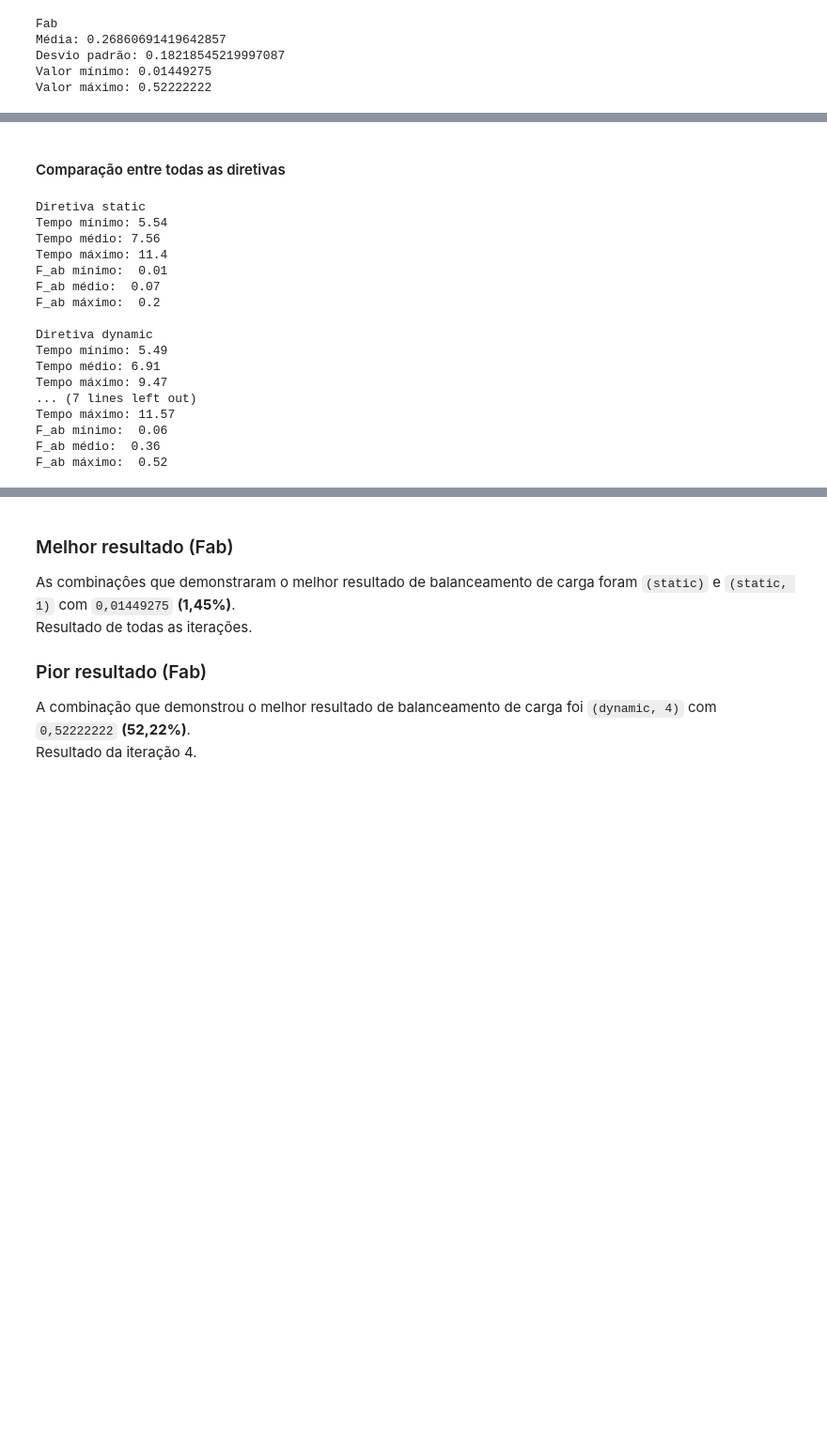
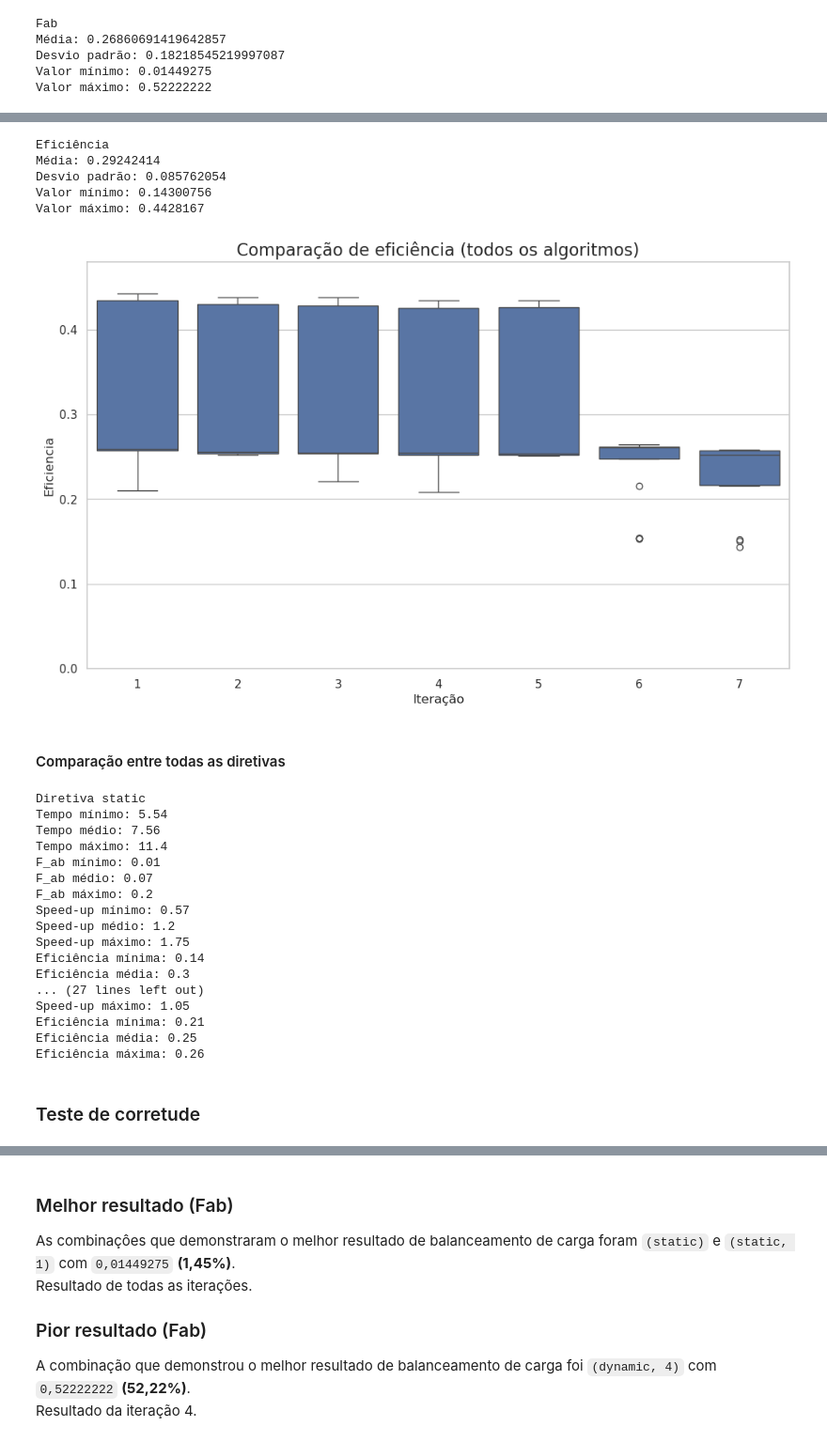
Before and after one commit to igorssant/UESC-codigos-pos-graduacao, a Jupyter notebook: processamento_paralelo/presentation/main.ipynb, the cells around one changed output, grey strips where cells are left out. Shown at 94% size. Drawn from its saved outputs; the diff is of its cells as text; code cells hidden in the pictures; blank space fills up the shorter version.

```diff
--- a/processamento_paralelo/presentation/main.ipynb
+++ b/processamento_paralelo/presentation/main.ipynb
@@ -3813,3 +3864,27 @@ Valor máximo: 0.52222222
+# %%
+print("Eficiência")
+print("Média:", Fab_df["eficiencia"].mean())
+print("Desvio padrão:", Fab_df["eficiencia"].std())
+print("Valor mínimo:", Fab_df["eficiencia"].min())
+print("Valor máximo:", Fab_df["eficiencia"].max())
+# %% [output]
+Eficiência
+Média: 0.29242414
+Desvio padrão: 0.085762054
+Valor mínimo: 0.14300756
+Valor máximo: 0.4428167
+# %%
+plt.figure(figsize=(12, 7))
+
+sns.boxplot(data=Fab_df, x="interacao", y="eficiencia")
+
+plt.title("Comparação de eficiência (todos os algoritmos)", fontsize=16)
+plt.xlabel("Iteração", fontsize=12)
+plt.ylabel("Eficiencia", fontsize=12)
+plt.ylim(0.0, 0.48)
+plt.show()
+# %% [output]
+[figure, added]
 # %% [markdown]
 #### Comparação entre todas as diretivas
 # %%
@@ -3818,24 +3893,32 @@ for strategy in Fab_df["nome_modo"].unique():
     print("Tempo mínimo:", np.round(Fab_df[Fab_df["nome_modo"] == strategy]["tempo"].min(), 2))
     print("Tempo médio:", np.round(Fab_df[Fab_df["nome_modo"] == strategy]["tempo"].mean(), 2))
     print("Tempo máximo:", np.round(Fab_df[Fab_df["nome_modo"] == strategy]["tempo"].max(), 2))
-    print("F_ab mínimo: ", np.round(Fab_df[Fab_df["nome_modo"] == strategy]["Fab"].min(), 2))
-    print("F_ab médio: ", np.round(Fab_df[Fab_df["nome_modo"] == strategy]["Fab"].mean(), 2))
-    print("F_ab máximo: ", np.round(Fab_df[Fab_df["nome_modo"] == strategy]["Fab"].max(), 2), end="\n\n")
+    print("F_ab mínimo:", np.round(Fab_df[Fab_df["nome_modo"] == strategy]["Fab"].min(), 2))
+    print("F_ab médio:", np.round(Fab_df[Fab_df["nome_modo"] == strategy]["Fab"].mean(), 2))
+    print("F_ab máximo:", np.round(Fab_df[Fab_df["nome_modo"] == strategy]["Fab"].max(), 2))
+    print("Speed-up mínimo:", np.round(Fab_df[Fab_df["nome_modo"] == strategy]["speed_up"].min(), 2))
+    print("Speed-up médio:", np.round(Fab_df[Fab_df["nome_modo"] == strategy]["speed_up"].mean(), 2))
+    print("Speed-up máximo:", np.round(Fab_df[Fab_df["nome_modo"] == strategy]["speed_up"].max(), 2))
+    print("Eficiência mínima:", np.round(Fab_df[Fab_df["nome_modo"] == strategy]["eficiencia"].min(), 2))
+    print("Eficiência média:", np.round(Fab_df[Fab_df["nome_modo"] == strategy]["eficiencia"].mean(), 2))
+    print("Eficiência máxima:", np.round(Fab_df[Fab_df["nome_modo"] == strategy]["eficiencia"].max(), 2), end="\n\n\n")
 # %% [output]
 Diretiva static
 Tempo mínimo: 5.54
 Tempo médio: 7.56
 Tempo máximo: 11.4
-F_ab mínimo:  0.01
-F_ab médio:  0.07
-F_ab máximo:  0.2
-
-Diretiva dynamic
-Tempo mínimo: 5.49
-Tempo médio: 6.91
-Tempo máximo: 9.47
-... (7 lines left out)
-Tempo máximo: 11.57
-F_ab mínimo:  0.06
-F_ab médio:  0.36
-F_ab máximo:  0.52
+F_ab mínimo: 0.01
+F_ab médio: 0.07
+F_ab máximo: 0.2
+Speed-up mínimo: 0.57
+Speed-up médio: 1.2
+Speed-up máximo: 1.75
+Eficiência mínima: 0.14
+Eficiência média: 0.3
+... (27 lines left out)
+Speed-up máximo: 1.05
+Eficiência mínima: 0.21
+Eficiência média: 0.25
+Eficiência máxima: 0.26
+# %% [markdown]
+### Teste de corretude
```
Also changed, not shown: parts of 18 cells of this notebook.
